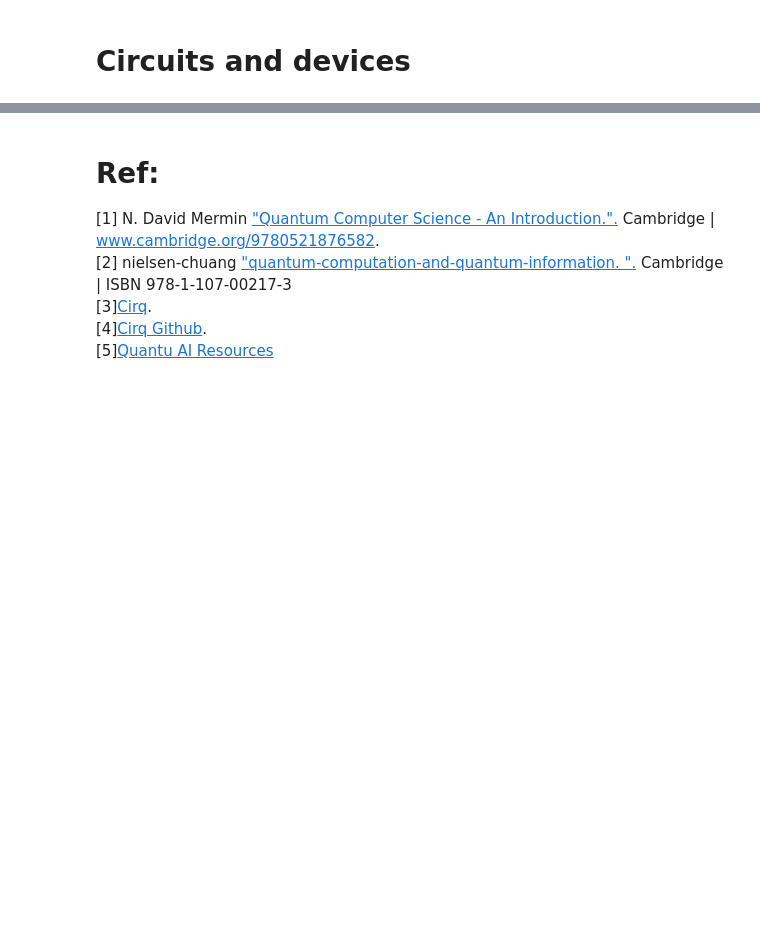
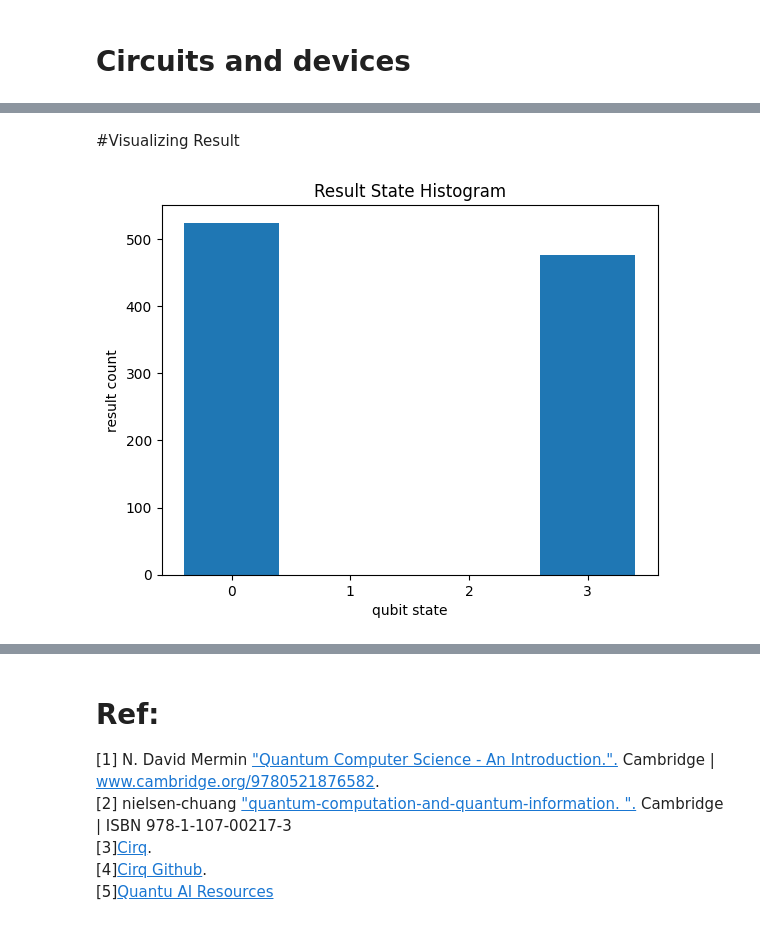
Before and after one commit to r-karra/learn-quantum-AI, a Jupyter notebook: cirq.ipynb, the cells around one changed output, grey strips where cells are left out. Saved outputs shown, nothing was run; the diff lists cells and outputs as text; code cells hidden in the pictures; blank space fills up the shorter version.

Commit message:
bell state created using cirq

```diff
--- a/cirq.ipynb
+++ b/cirq.ipynb
@@ -892,0 +921,24 @@ nonadjacent_op = cirq_google.SYC(q0, q2)
+# %%
+#Create a circuit to generate a Bell State:
+# 1/sqrt(2) * ( |00⟩ + |11⟩ )
+
+bell_circuit =cirq.Circuit()
+q0, q1 = cirq.LineQubit.range(2)
+bell_circuit.append(cirq.H(q0))
+bell_circuit.append(cirq.CNOT(q0, q1))
+print(bell_circuit)
+
+# Initialize Simulator
+s = cirq.Simulator()
+
+print('Simulate the circuit: ')
+result = s.simulate(bell_circuit)
+print(result)
+
+# For sampling, we need to add a measurement at the end
+bell_circuit.append(cirq.measure(q0, q1, key='result'))
+
+# Sample the circuit
+samples = s.run(bell_circuit, repetitions=1000)
+print('Sampled results')
+print(samples)
@@ -892,0 +959,9 @@ nonadjacent_op = cirq_google.SYC(q0, q2)
+# %% [markdown]
+#Visualizing Result
+# %%
+import matplotlib.pyplot as plt
+
+cirq.plot_state_histogram(samples, plt.subplot())
+plt.show()
+# %% [output]
+[figure, added]
```
Also changed, not shown: parts of 5 cells of this notebook.
